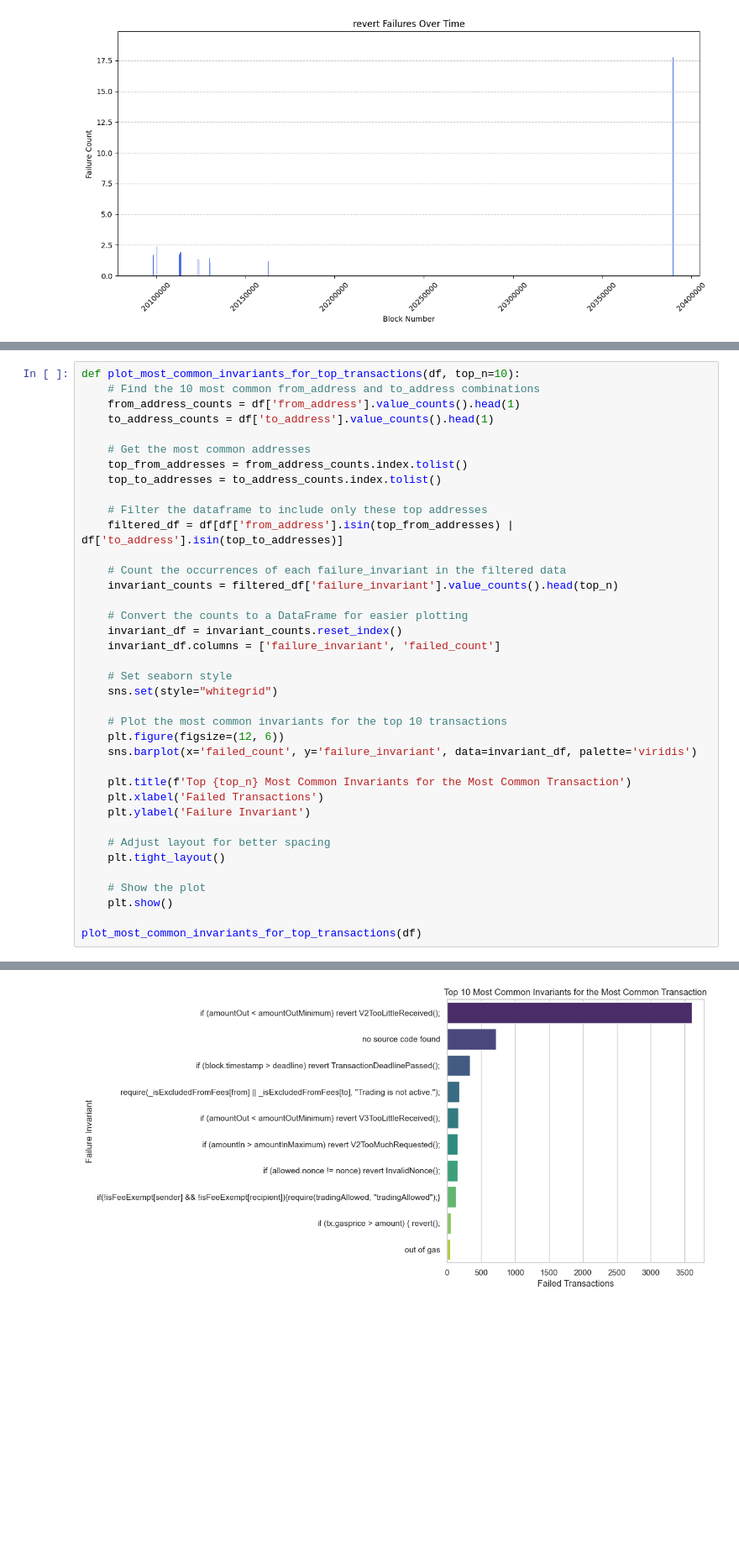
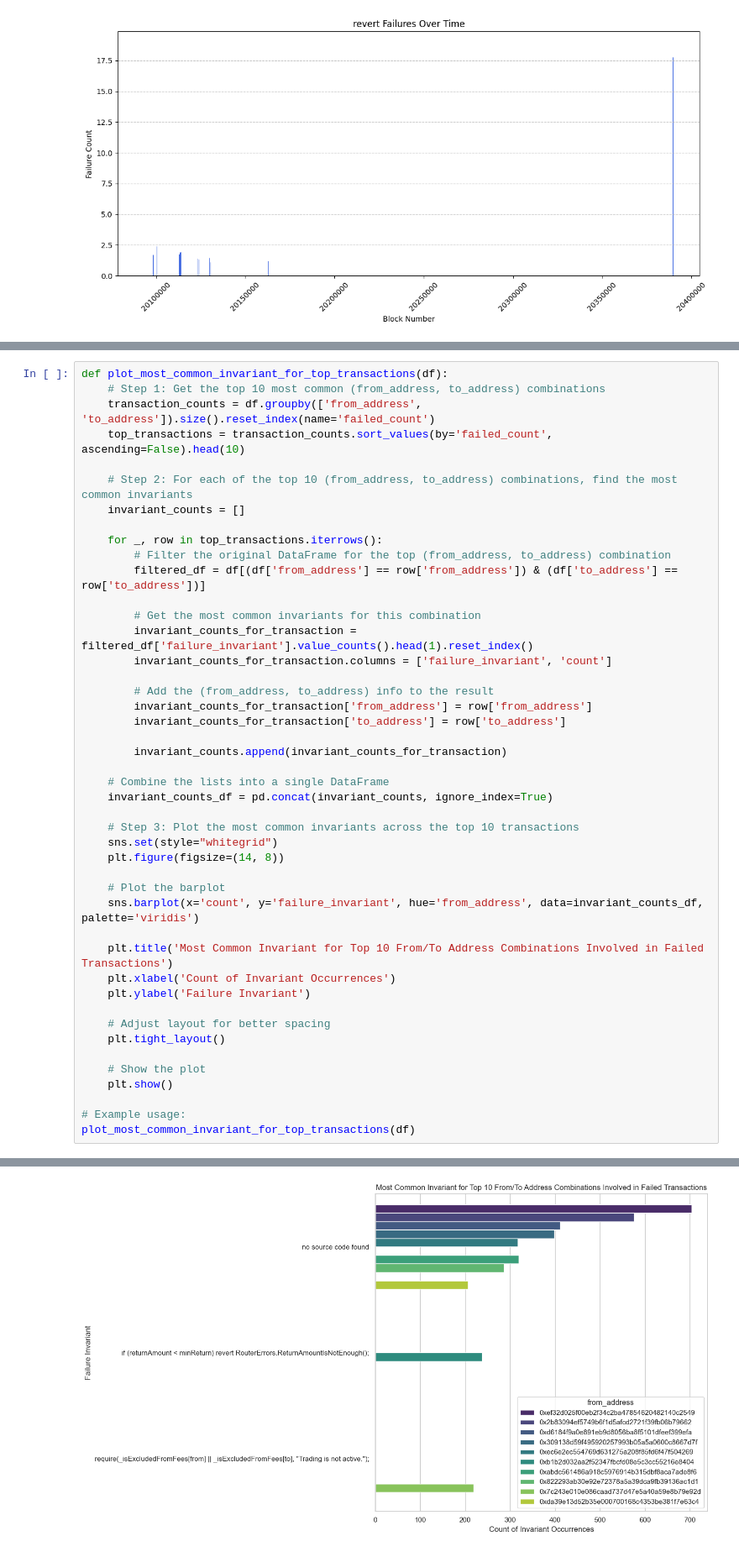
Before and after one commit to mojtaba-eshghie/Raven, a Jupyter notebook: analysis/plotting.ipynb, the cells around one changed output, grey strips where cells are left out. Shown at 84% size. Saved outputs shown, nothing was run; the diff lists cells and outputs as text; blank space fills up the shorter version.

Commit message:
feature #15: create new plots

```diff
--- a/analysis/plotting.ipynb
+++ b/analysis/plotting.ipynb
@@ -103,32 +131,38 @@ Passing `palette` without assigning `hue` is deprecated and will be removed in v
 # %%
-def plot_most_common_invariants_for_top_transactions(df, top_n=10):
-    # Find the 10 most common from_address and to_address combinations
-    from_address_counts = df['from_address'].value_counts().head(1)
-    to_address_counts = df['to_address'].value_counts().head(1)
+def plot_most_common_invariant_for_top_transactions(df):
+    # Step 1: Get the top 10 most common (from_address, to_address) combinations
+    transaction_counts = df.groupby(['from_address', 'to_address']).size().reset_index(name='failed_count')
+    top_transactions = transaction_counts.sort_values(by='failed_count', ascending=False).head(10)
 
-    # Get the most common addresses
-    top_from_addresses = from_address_counts.index.tolist()
-    top_to_addresses = to_address_counts.index.tolist()
+    # Step 2: For each of the top 10 (from_address, to_address) combinations, find the most common invariants
+    invariant_counts = []
 
-    # Filter the dataframe to include only these top addresses
-    filtered_df = df[df['from_address'].isin(top_from_addresses) | df['to_address'].isin(top_to_addresses)]
+    for _, row in top_transactions.iterrows():
+        # Filter the original DataFrame for the top (from_address, to_address) combination
+        filtered_df = df[(df['from_address'] == row['from_address']) & (df['to_address'] == row['to_address'])]
 
-    # Count the occurrences of each failure_invariant in the filtered data
-    invariant_counts = filtered_df['failure_invariant'].value_counts().head(top_n)
+        # Get the most common invariants for this combination
+        invariant_counts_for_transaction = filtered_df['failure_invariant'].value_counts().head(1).reset_index()
+        invariant_counts_for_transaction.columns = ['failure_invariant', 'count']
 
-    # Convert the counts to a DataFrame for easier plotting
-    invariant_df = invariant_counts.reset_index()
-    invariant_df.columns = ['failure_invariant', 'failed_count']
+        # Add the (from_address, to_address) info to the result
+        invariant_counts_for_transaction['from_address'] = row['from_address']
+        invariant_counts_for_transaction['to_address'] = row['to_address']
 
-    # Set seaborn style
+        invariant_counts.append(invariant_counts_for_transaction)
+
+    # Combine the lists into a single DataFrame
+    invariant_counts_df = pd.concat(invariant_counts, ignore_index=True)
+
+    # Step 3: Plot the most common invariants across the top 10 transactions
     sns.set(style="whitegrid")
+    plt.figure(figsize=(14, 8))
 
-    # Plot the most common invariants for the top 10 transactions
-    plt.figure(figsize=(12, 6))
-    sns.barplot(x='failed_count', y='failure_invariant', data=invariant_df, palette='viridis')
+    # Plot the barplot
+    sns.barplot(x='count', y='failure_invariant', hue='from_address', data=invariant_counts_df, palette='viridis')
 
-    plt.title(f'Top {top_n} Most Common Invariants for the Most Common Transaction')
-    plt.xlabel('Failed Transactions')
+    plt.title('Most Common Invariant for Top 10 From/To Address Combinations Involved in Failed Transactions')
+    plt.xlabel('Count of Invariant Occurrences')
     plt.ylabel('Failure Invariant')
 
     # Adjust layout for better spacing
@@ -137,5 +171,6 @@ def plot_most_common_invariants_for_top_transactions(df, top_n=10):
     # Show the plot
     plt.show()
 
-plot_most_common_invariants_for_top_transactions(df)
+# Example usage:
+plot_most_common_invariant_for_top_transactions(df)
 # %% [output]
@@ -145,4 +177,4 @@ Passing `palette` without assigning `hue` is deprecated and will be removed in v
-[figure, old version]
+[figure, new version]
 # %%
 def plot_most_common_invariants(df, top_n=10):
     # Count the occurrences of each unique failure_invariant
```
Also changed, not shown: parts of 7 cells of this notebook.
